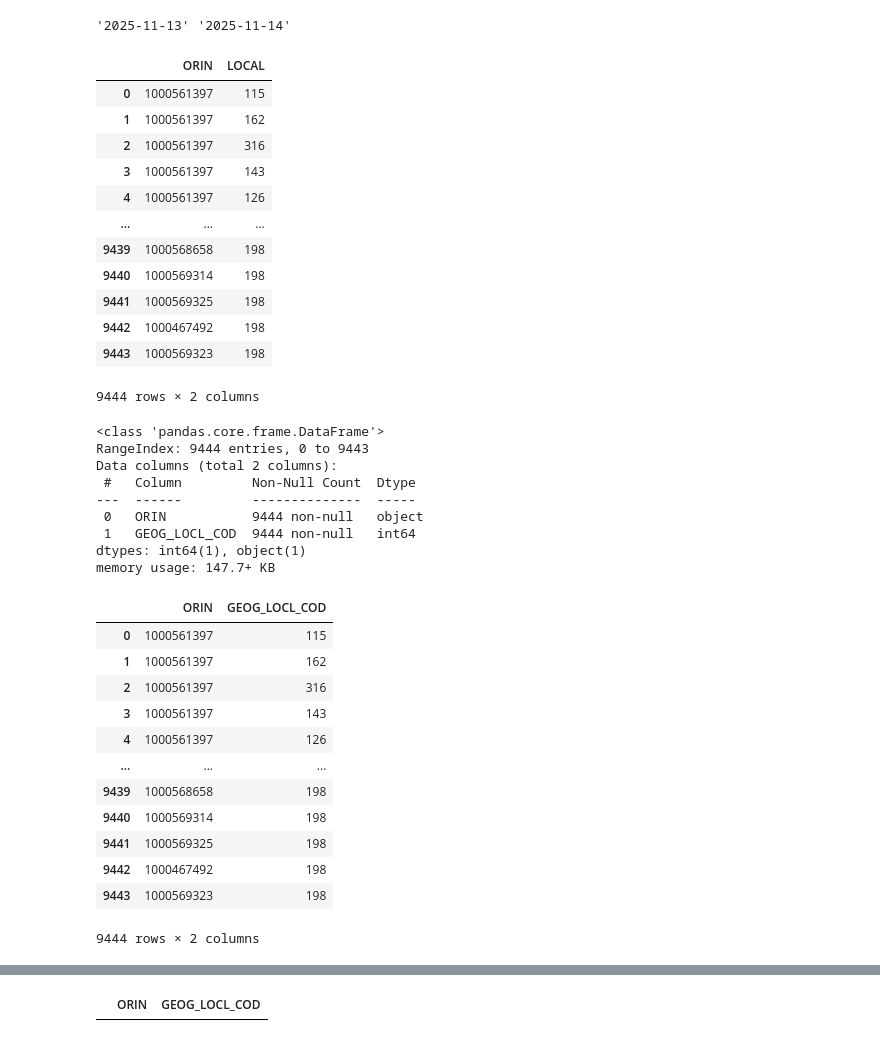
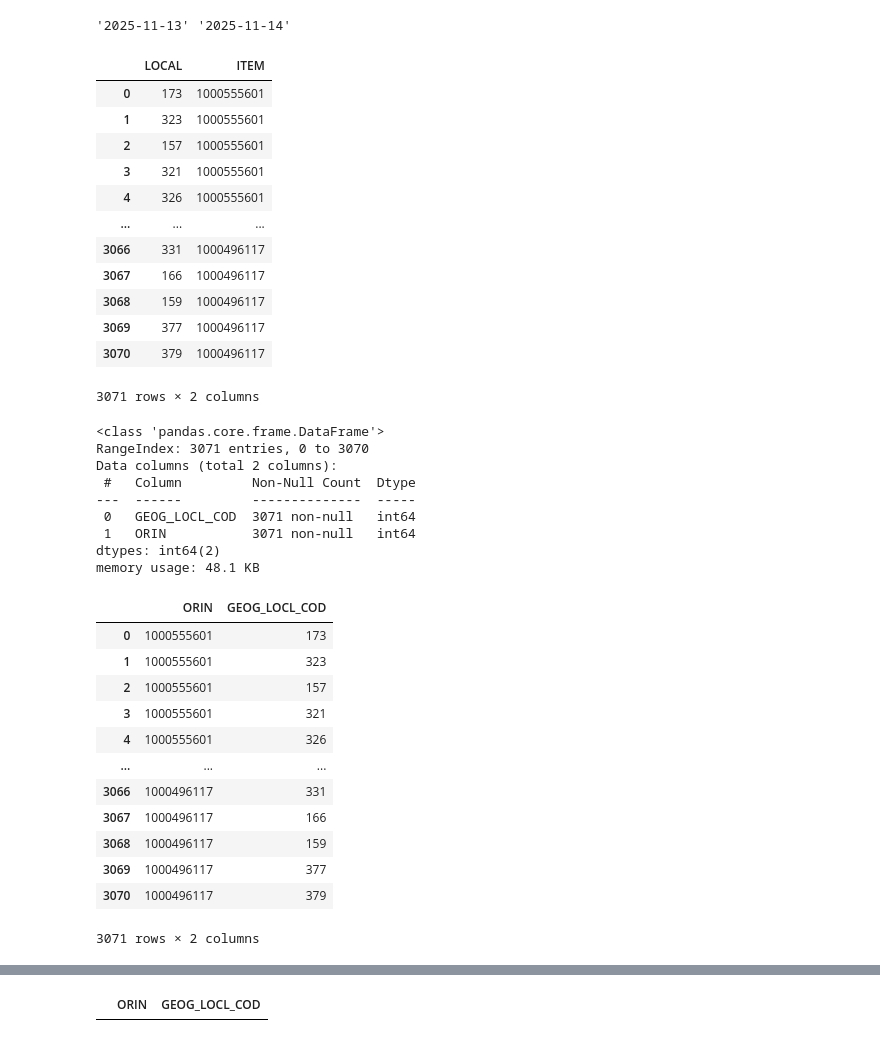
Before and after one commit to TataMarcos/Proyectos_Streamlit, a Jupyter notebook: Evento_adhoc/evento.ipynb, the cells around one changed output, grey strips where cells are left out. Drawn from its saved outputs; the diff is of its cells as text; code cells hidden in the pictures.

```diff
--- a/Evento_adhoc/evento.ipynb
+++ b/Evento_adhoc/evento.ipynb
@@ -39,24 +39,24 @@ if datetime.strptime(fechas[0].strip("'"), "%Y-%m-%d") < datetime.strptime(fecha
 # %% [output]
 '2025-11-13' '2025-11-14'
 # %%
-evento = pd.read_excel('explotar jugueteria impo.xlsx')
+evento = pd.read_excel('FECHAS FT PROMO.xlsx')
 evento.columns = evento.columns.str.upper()
 evento.columns = evento.columns.str.strip()
 evento
 # %% [output]
-|  | ORIN | LOCAL |
-| 0 | 1000561397 | 115 |
-| 1 | 1000561397 | 162 |
-| 2 | 1000561397 | 316 |
-| 3 | 1000561397 | 143 |
-| 4 | 1000561397 | 126 |
+|  | LOCAL | ITEM |
+| 0 | 173 | 1000555601 |
+| 1 | 323 | 1000555601 |
+| 2 | 157 | 1000555601 |
+| 3 | 321 | 1000555601 |
+| 4 | 326 | 1000555601 |
 | ... | ... | ... |
-| 9439 | 1000568658 | 198 |
-| 9440 | 1000569314 | 198 |
-| 9441 | 1000569325 | 198 |
-| 9442 | 1000467492 | 198 |
-| 9443 | 1000569323 | 198 |
+| 3066 | 331 | 1000496117 |
+| 3067 | 166 | 1000496117 |
+| 3068 | 159 | 1000496117 |
+| 3069 | 377 | 1000496117 |
+| 3070 | 379 | 1000496117 |
-9444 rows × 2 columns
+3071 rows × 2 columns
 # %%
 cols = {'ITEM':'ORIN', 'LOCAL':'GEOG_LOCL_COD', 'LOCALES':'GEOG_LOCL_COD', 'EVENTO':'EVENTO_ID'}
 # %%
@@ -65,14 +65,14 @@ evento.rename(columns=cols, inplace=True)
 evento.info()
 # %% [output]
 <class 'pandas.core.frame.DataFrame'>
-RangeIndex: 9444 entries, 0 to 9443
+RangeIndex: 3071 entries, 0 to 3070
 Data columns (total 2 columns):
  #   Column         Non-Null Count  Dtype
 ---  ------         --------------  -----
- 0   ORIN           9444 non-null   object
- 1   GEOG_LOCL_COD  9444 non-null   int64
-dtypes: int64(1), object(1)
-memory usage: 147.7+ KB
+ 0   GEOG_LOCL_COD  3071 non-null   int64
+ 1   ORIN           3071 non-null   int64
+dtypes: int64(2)
+memory usage: 48.1 KB
 # %%
 if 'GEOG_LOCL_COD' in evento.columns:
     if 'EVENTO_ID' in evento.columns:
@@ -88,18 +88,18 @@ else:
 evento
 # %% [output]
 |  | ORIN | GEOG_LOCL_COD |
-| 0 | 1000561397 | 115 |
-| 1 | 1000561397 | 162 |
-| 2 | 1000561397 | 316 |
-| 3 | 1000561397 | 143 |
-| 4 | 1000561397 | 126 |
+| 0 | 1000555601 | 173 |
+| 1 | 1000555601 | 323 |
+| 2 | 1000555601 | 157 |
+| 3 | 1000555601 | 321 |
+| 4 | 1000555601 | 326 |
 | ... | ... | ... |
-| 9439 | 1000568658 | 198 |
-| 9440 | 1000569314 | 198 |
-| 9441 | 1000569325 | 198 |
-| 9442 | 1000467492 | 198 |
-| 9443 | 1000569323 | 198 |
+| 3066 | 1000496117 | 331 |
+| 3067 | 1000496117 | 166 |
+| 3068 | 1000496117 | 159 |
+| 3069 | 1000496117 | 377 |
+| 3070 | 1000496117 | 379 |
-9444 rows × 2 columns
+3071 rows × 2 columns
 # %%
 evento['GEOG_LOCL_COD'] = evento['GEOG_LOCL_COD'].str.replace(';', ',')
 evento
```
Also changed, not shown: parts of 17 cells of this notebook, 5 other files.
